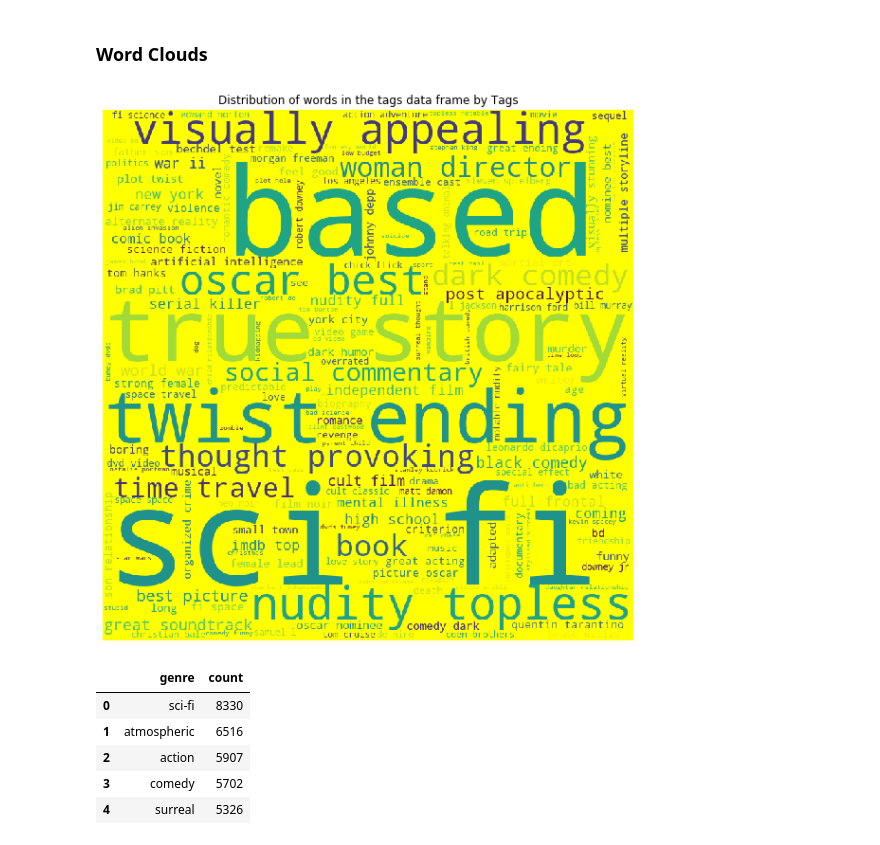
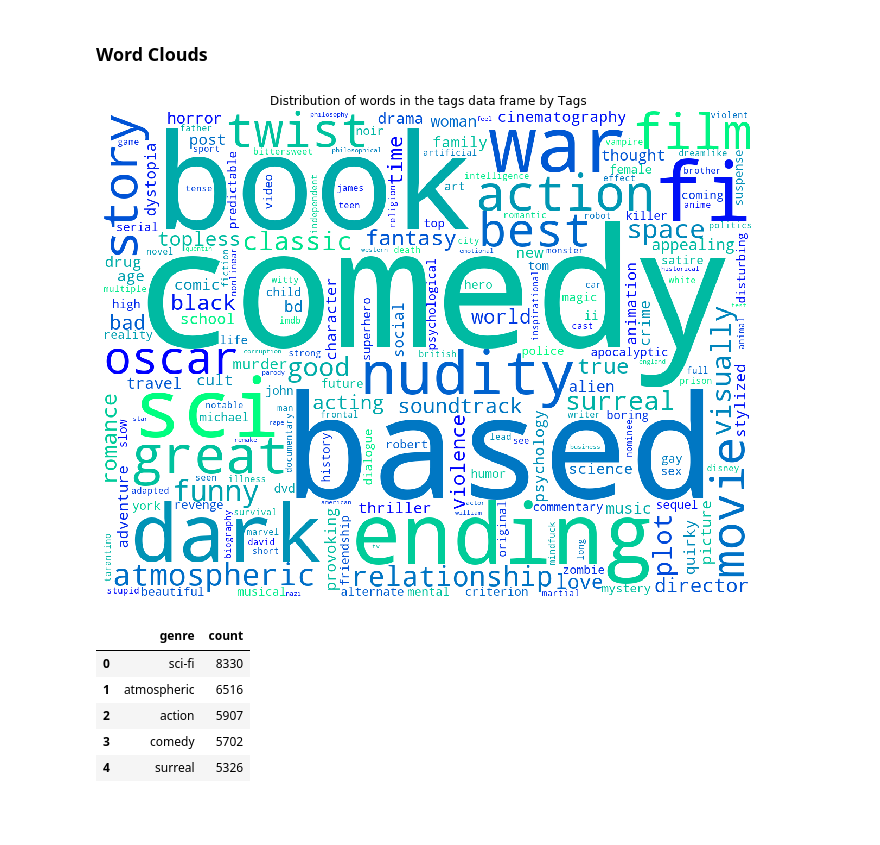
Before and after one commit to CharlesMaponya/Unsupervised_notebook, a Jupyter notebook: Kaggle_notebooki.ipynb, the cells around one changed output. Saved outputs shown, nothing was run; the diff lists cells and outputs as text; code cells hidden in the pictures; blank space fills up the shorter version.

```diff
--- a/Kaggle_notebooki.ipynb
+++ b/Kaggle_notebooki.ipynb
@@ -388,37 +615,38 @@ plt.show()
 # %%
 comment_words = ''
 stopwords = set(STOPWORDS)
 
 # iterate through the csv file
 for val in tags_df['tag']:
 
     # typecaste each val to string
     val = str(val)
 
     # split the value
     tokens = val.split()
 
     # Converts each token into lowercase
     for i in range(len(tokens)):
         tokens[i] = tokens[i].lower()
 
     comment_words += " ".join(tokens)+" "
 
-wordcloud = WordCloud(width=800, height=800,
-                      background_color='yellow',
-                      stopwords=stopwords,
+wordcloud = WordCloud(width=1200, height=900,
+                      colormap='winter',
+                      background_color='white',
+                      stopwords=stopwords,collocations=False,
                       min_font_size=10).generate(comment_words)
 
 # plot the WordCloud image
-plt.figure(figsize=(8, 8), facecolor=None)
+plt.figure(figsize=(14, 7), facecolor=None)
 plt.imshow(wordcloud)
 plt.axis("off")
 plt.title('Distribution of words in the tags data frame by Tags')
 plt.tight_layout(pad=0)
 
 plt.show()
 # %% [output]
-[figure, old version]
+[figure, new version]
 # %%
 value_count = pd.DataFrame(tags_df['tag'].
                            value_counts()).reset_index()
```
Also changed, not shown: parts of 60 cells of this notebook.
